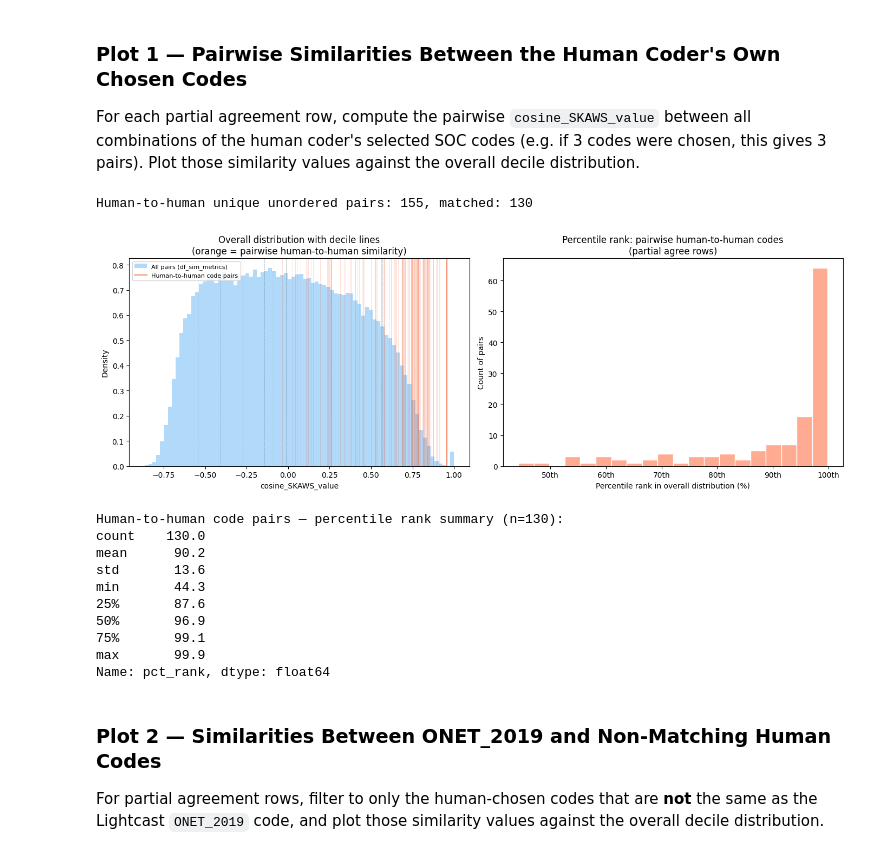
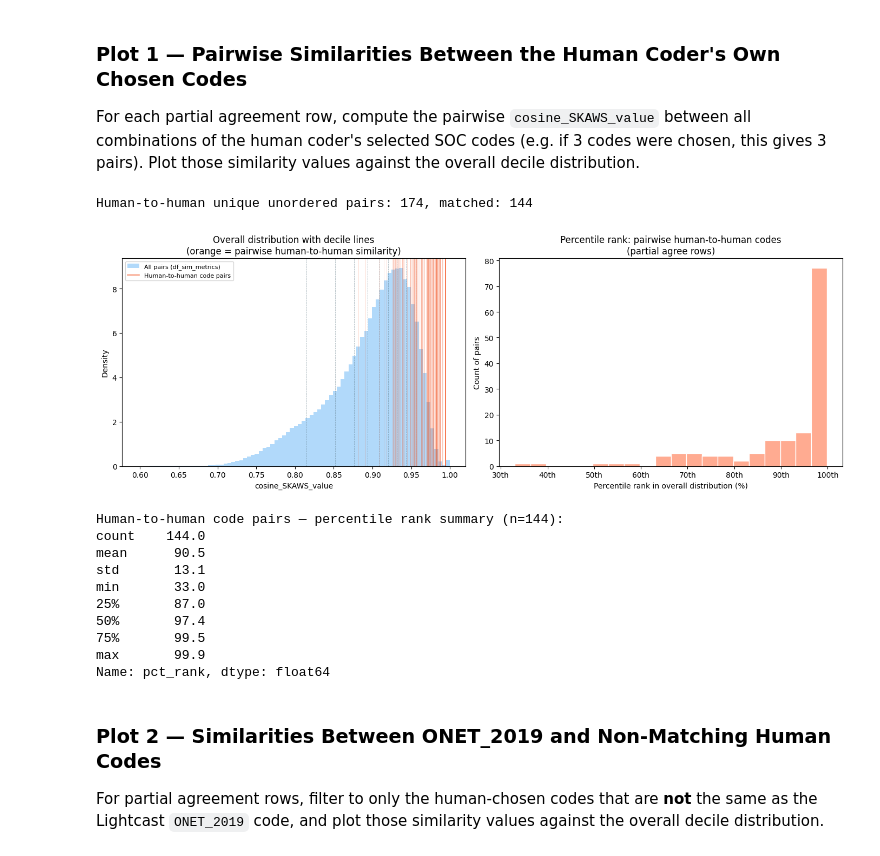
Before and after one commit to lindseylacey/EDA, a Jupyter notebook: notebooks/CII2/skaw_similarity_lightcast.ipynb, the cells around one changed output. Saved outputs shown, nothing was run; the diff lists cells and outputs as text; code cells hidden in the pictures.

```diff
--- a/notebooks/CII2/skaw_similarity_lightcast.ipynb
+++ b/notebooks/CII2/skaw_similarity_lightcast.ipynb
@@ -500,27 +500,27 @@ agree_m1 = agree_pairs.merge(
     left_on=["ONET_2019_norm", "human_soc"],
     right_on=["origin_soc_norm", "destination_soc_norm"],
     how="left"
-).rename(columns={"cosine_SKAWS_value": "cosine_A"})
+).rename(columns={"original_cosine_SKAWS_value": "cosine_A"})
 
 agree_m2 = agree_pairs.merge(
     sim,
     left_on=["ONET_2019_norm", "human_soc"],
     right_on=["destination_soc_norm", "origin_soc_norm"],
     how="left"
-).rename(columns={"cosine_SKAWS_value": "cosine_B"})
+).rename(columns={"original_cosine_SKAWS_value": "cosine_B"})
 
 agree_result = agree_m1.copy()
-agree_result["cosine_SKAWS_value"] = agree_result["cosine_A"].combine_first(agree_m2["cosine_B"])
+agree_result["original_cosine_SKAWS_value"] = agree_result["cosine_A"].combine_first(agree_m2["cosine_B"])
 agree_result["match_direction"] = np.where(
     agree_result["cosine_A"].notna(), "A: ONET_2019->human",
     np.where(agree_m2["cosine_B"].notna(), "B: human->ONET_2019", "no_match")
 )
 
 agree_final_pairs = agree_result[[
-    "ONET_2019", "ONET_2019_norm", "human_soc", "cosine_SKAWS_value", "match_direction"
+    "ONET_2019", "ONET_2019_norm", "human_soc", "original_cosine_SKAWS_value", "match_direction"
 ]].copy()
 
 print("Rows in pair-level output:", len(agree_final_pairs))
-print("Pairs with similarity found:", agree_final_pairs["cosine_SKAWS_value"].notna().sum())
+print("Pairs with similarity found:", agree_final_pairs["original_cosine_SKAWS_value"].notna().sum())
 agree_final_pairs.head(10)
 # %% [output]
@@ -618,11 +618,11 @@ max       15.288
 Name: Euclid_distance_np_SKAWS_value, dtype: float64
 # %%
 # Percentile analysis — Completely Agree
-overall = df_sim_metrics["cosine_SKAWS_value"].dropna()
+overall = df_sim_metrics["original_cosine_SKAWS_value"].dropna()
 pct_levels = np.arange(0, 101, 10)
 pct_values = np.percentile(overall, pct_levels)
 
-agree_vals = agree_final_pairs["cosine_SKAWS_value"].dropna()
+agree_vals = agree_final_pairs["original_cosine_SKAWS_value"].dropna()
 agree_percentile_ranks = np.array([(overall < v).mean() * 100 for v in agree_vals])
 
 fig, axes = plt.subplots(1, 2, figsize=(14, 5))
@@ -637,7 +637,7 @@ for v in agree_vals:
 ax.axvline(agree_vals.iloc[0], color="#43A047", linewidth=1.2, alpha=0.7,
            label="Completely agree pairs")
 ax.set_title("Overall distribution with decile lines\n(green ticks = agree pairs)")
-ax.set_xlabel("cosine_SKAWS_value")
+ax.set_xlabel("original_cosine_SKAWS_value")
 ax.set_ylabel("Density")
 ax.legend(fontsize=8)
 
@@ -721,27 +721,27 @@ partial_m1 = partial_pairs.merge(
     left_on=["ONET_2019_norm", "human_soc"],
     right_on=["origin_soc_norm", "destination_soc_norm"],
     how="left"
-).rename(columns={"cosine_SKAWS_value": "cosine_A"})
+).rename(columns={"original_cosine_SKAWS_value": "cosine_A"})
 
 partial_m2 = partial_pairs.merge(
     sim,
     left_on=["ONET_2019_norm", "human_soc"],
     right_on=["destination_soc_norm", "origin_soc_norm"],
     how="left"
-).rename(columns={"cosine_SKAWS_value": "cosine_B"})
+).rename(columns={"original_cosine_SKAWS_value": "cosine_B"})
 
 partial_result = partial_m1.copy()
-partial_result["cosine_SKAWS_value"] = partial_result["cosine_A"].combine_first(partial_m2["cosine_B"])
+partial_result["original_cosine_SKAWS_value"] = partial_result["cosine_A"].combine_first(partial_m2["cosine_B"])
 partial_result["match_direction"] = np.where(
     partial_result["cosine_A"].notna(), "A: ONET_2019->human",
     np.where(partial_m2["cosine_B"].notna(), "B: human->ONET_2019", "no_match")
 )
 
 partial_final_pairs = partial_result[[
-    "ONET_2019", "ONET_2019_norm", "human_soc", "cosine_SKAWS_value", "match_direction"
+    "ONET_2019", "ONET_2019_norm", "human_soc", "original_cosine_SKAWS_value", "match_direction"
 ]].copy()
 
 print("Rows in pair-level output:", len(partial_final_pairs))
-print("Pairs with similarity found:", partial_final_pairs["cosine_SKAWS_value"].notna().sum())
+print("Pairs with similarity found:", partial_final_pairs["original_cosine_SKAWS_value"].notna().sum())
 partial_final_pairs.head(10)
 # %% [output]
@@ -774,10 +774,10 @@ plt.show()
 # %%
 # Percentile analysis — Partially Agree
-overall = df_sim_metrics["cosine_SKAWS_value"].dropna()
+overall = df_sim_metrics["original_cosine_SKAWS_value"].dropna()
 pct_levels = np.arange(0, 101, 10)
 pct_values = np.percentile(overall, pct_levels)
 
-partial_vals = partial_final_pairs["cosine_SKAWS_value"].dropna()
+partial_vals = partial_final_pairs["original_cosine_SKAWS_value"].dropna()
 partial_percentile_ranks = np.array([(overall < v).mean() * 100 for v in partial_vals])
 
 fig, axes = plt.subplots(1, 2, figsize=(14, 5))
@@ -792,7 +792,7 @@ for v in partial_vals:
 ax.axvline(partial_vals.iloc[0], color="#FB8C00", linewidth=1.2, alpha=0.7,
            label="Partially agree pairs")
 ax.set_title("Overall distribution with decile lines\n(orange ticks = partial agree pairs)")
-ax.set_xlabel("cosine_SKAWS_value")
+ax.set_xlabel("original_cosine_SKAWS_value")
 ax.set_ylabel("Density")
 ax.legend(fontsize=8)
 
@@ -868,64 +868,64 @@ for _, row in partially_agree_df.iterrows():
             (sim["origin_soc_norm"] == code_b) & (sim["destination_soc_norm"] == code_a)
         ]
         match = fwd if len(fwd) > 0 else rev
-        val = match["cosine_SKAWS_value"].iloc[0] if len(match) > 0 else np.nan
+        val = match["original_cosine_SKAWS_value"].iloc[0] if len(match) > 0 else np.nan
         human_pairs_rows.append({
             "human_soc_a": code_a,
             "human_soc_b": code_b,
-            "cosine_SKAWS_value": val
+            "original_cosine_SKAWS_value": val
         })
 
 human_pairs_df = pd.DataFrame(human_pairs_rows)
-human_pairs_df = dedupe_unordered_pairs(human_pairs_df, "human_soc_a", "human_soc_b", "cosine_SKAWS_value")
+human_pairs_df = dedupe_unordered_pairs(human_pairs_df, "human_soc_a", "human_soc_b", "original_cosine_SKAWS_value")
 
-print(f"Human-to-human unique unordered pairs: {len(human_pairs_df)}, matched: {human_pairs_df['cosine_SKAWS_value'].notna().sum()}")
+print(f"Human-to-human unique unordered pairs: {len(human_pairs_df)}, matched: {human_pairs_df['original_cosine_SKAWS_value'].notna().sum()}")
 
-overall = df_sim_metrics["cosine_SKAWS_value"].dropna()
+overall = df_sim_metrics["original_cosine_SKAWS_value"].dropna()
 pct_levels = np.arange(0, 101, 10)
 pct_values = np.percentile(overall, pct_levels)
 
-h2h_vals = human_pairs_df["cosine_SKAWS_value"].dropna()
+h2h_vals = human_pairs_df["original_cosine_SKAWS_value"].dropna()
 h2h_pct_ranks = np.array([(overall < v).mean() * 100 for v in h2h_vals])
 
 fig, axes = plt.subplots(1, 2, figsize=(14, 5))
 
 ax = axes[0]
 ax.hist(overall, bins=80, color="#90CAF9", edgecolor="none", alpha=0.7,
         density=True, label="All pairs (df_sim_metrics)")
 for v in pct_values[1:-1]:
     ax.axvline(v, color="#546E7A", linewidth=0.6, linestyle="--", alpha=0.5)
 for v in h2h_vals:
     ax.axvline(v, color="#F4511E", linewidth=0.4, alpha=0.3)
 ax.axvline(h2h_vals.iloc[0], color="#F4511E", linewidth=1.2, alpha=0.8,
            label="Human-to-human code pairs")
 ax.set_title("Overall distribution with decile lines\n(orange = pairwise human-to-human similarity)")
 ax.set_xlabel("cosine_SKAWS_value")
 ax.set_ylabel("Density")
 ax.legend(fontsize=8)
 
 ax2 = axes[1]
 ax2.hist(h2h_pct_ranks, bins=20, color="#FFAB91", edgecolor="white")
 ax2.set_title("Percentile rank: pairwise human-to-human codes\n(partial agree rows)")
 ax2.set_xlabel("Percentile rank in overall distribution (%)")
 ax2.set_ylabel("Count of pairs")
 ax2.xaxis.set_major_formatter(mticker.FuncFormatter(lambda x, _: f"{x:.0f}th"))
 
 plt.tight_layout()
 plt.show()
 
 print(f"\nHuman-to-human code pairs — percentile rank summary (n={len(h2h_vals)}):")
 print(pd.Series(h2h_pct_ranks, name="pct_rank").describe().round(1))
 # %% [output]
-Human-to-human unique unordered pairs: 155, matched: 130
+Human-to-human unique unordered pairs: 174, matched: 144
-[figure, old version]
+[figure, new version]
-Human-to-human code pairs — percentile rank summary (n=130):
-count    130.0
-mean      90.2
-std       13.6
-min       44.3
-25%       87.6
-50%       96.9
-75%       99.1
+Human-to-human code pairs — percentile rank summary (n=144):
+count    144.0
+mean      90.5
+std       13.1
+min       33.0
+25%       87.0
+50%       97.4
+75%       99.5
 max       99.9
 Name: pct_rank, dtype: float64
 # %% [markdown]
```
Also changed, not shown: parts of 28 cells of this notebook, 15 other files.
